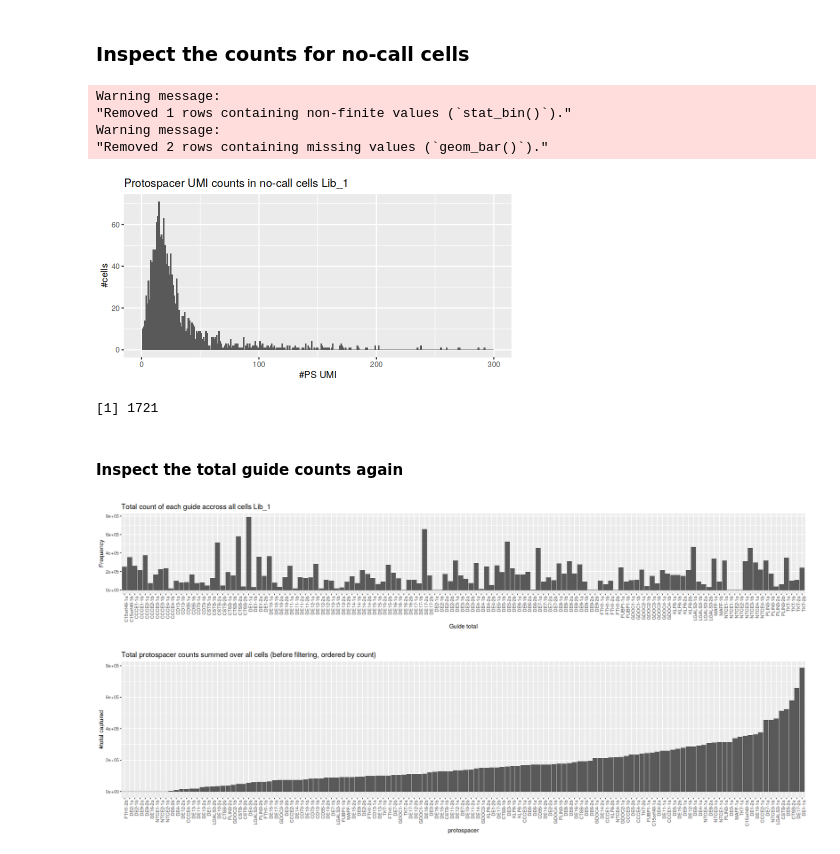
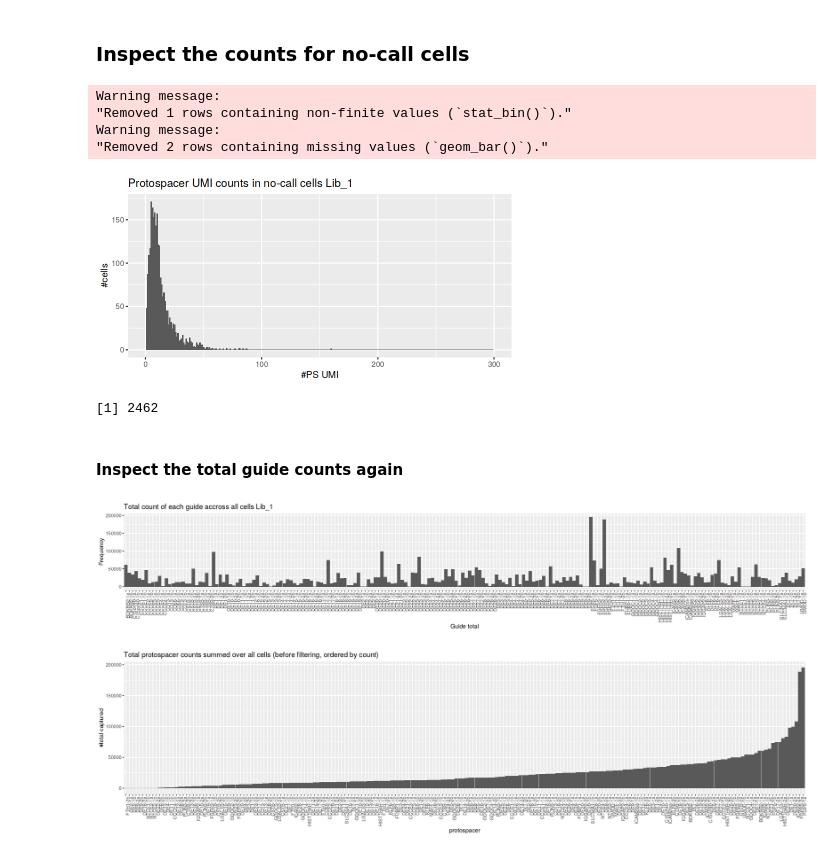
Before and after one commit to ucsf-lgr/ckd-workflow, a Jupyter notebook: secondary/03b_Post-guide_calling_QC_and_viz.ipynb, the cells around one changed output. Saved outputs shown, nothing was run; the diff lists cells and outputs as text; code cells hidden in the pictures.

```diff
--- a/secondary/03b_Post-guide_calling_QC_and_viz.ipynb
+++ b/secondary/03b_Post-guide_calling_QC_and_viz.ipynb
@@ -37,11 +37,10 @@ if(!exists("papermill_run")) {
     secondary_a_path = "/home/vsevim/prj/1012-ckd/S1/analysis/secondary/"
     save_seurat_h5 = "YES"
 
-    # prj_name = "Screen2_101vecs"
-    # # data_subdir_suffixes = "L1,L2,L3,L4"
-    # secondary_a_path = "/home/vsevim/prj/1012-ckd/S2/analysis/secondary/"
-    # save_seurat_h5 = "NO"
-
+    prj_name = "Screen2_101vecs"
+    # data_subdir_suffixes = "L1,L2,L3,L4"
+    secondary_a_path = "/home/vsevim/prj/1012-ckd/S2/analysis/secondary/"
+    save_seurat_h5 = "NO"
 }
 # %%
 custom_theme <- theme(
@@ -315,23 +315,23 @@ colnames(df_sums) = "sgRNA_count"
 # %%
 options(repr.plot.width=7, repr.plot.height=3.5)
 title = paste("Protospacer UMI counts in no-call cells", my_library)
 
 ggplot(df_sums, aes(x = sgRNA_count)) +
     geom_histogram(binwidth=1) +
-    labs(x = "#PS UMI") +
+    labs(x = "#PS UMIs") +
     labs(y = "#cells") +
     labs(title = title) +
     xlim(0,300)
 # %% [output]
 Warning message:
 "Removed 1 rows containing non-finite values (`stat_bin()`)."
 Warning message:
 "Removed 2 rows containing missing values (`geom_bar()`)."
-[figure, old version]
+[figure, new version]
 # %%
 nrow(df_sums)
 # %% [output]
-[1] 1721
+[1] 2462
 # %% [markdown]
 #### Inspect the total guide counts again
 # %%
@@ -351,7 +351,7 @@ ggplot(df_sums, aes(y = total_count, x = protospacer)) +
     labs(title = title) +
     theme(axis.text.x = element_text(angle = 90, vjust = 1, hjust=1))
 # %% [output]
-[figure, old version]
+[figure, new version]
 # %%
 df_sums$protospacer <- factor(df_sums$protospacer, levels = df_sums$protospacer)
 
@@ -362,7 +362,7 @@ ggplot(df_sums, aes(x=protospacer, y=total_count)) +
     labs(title = "Total protospacer counts summed over all cells (before filtering, ordered by count)", x = "protospacer") +
     labs(y = "#total captured")
 # %% [output]
-[figure, old version]
+[figure, new version]
 # %%
 head(df_sums %>% arrange(total_count), 15)
 # %% [output]
```
Also changed, not shown: parts of 13 cells of this notebook, 9 other files.
